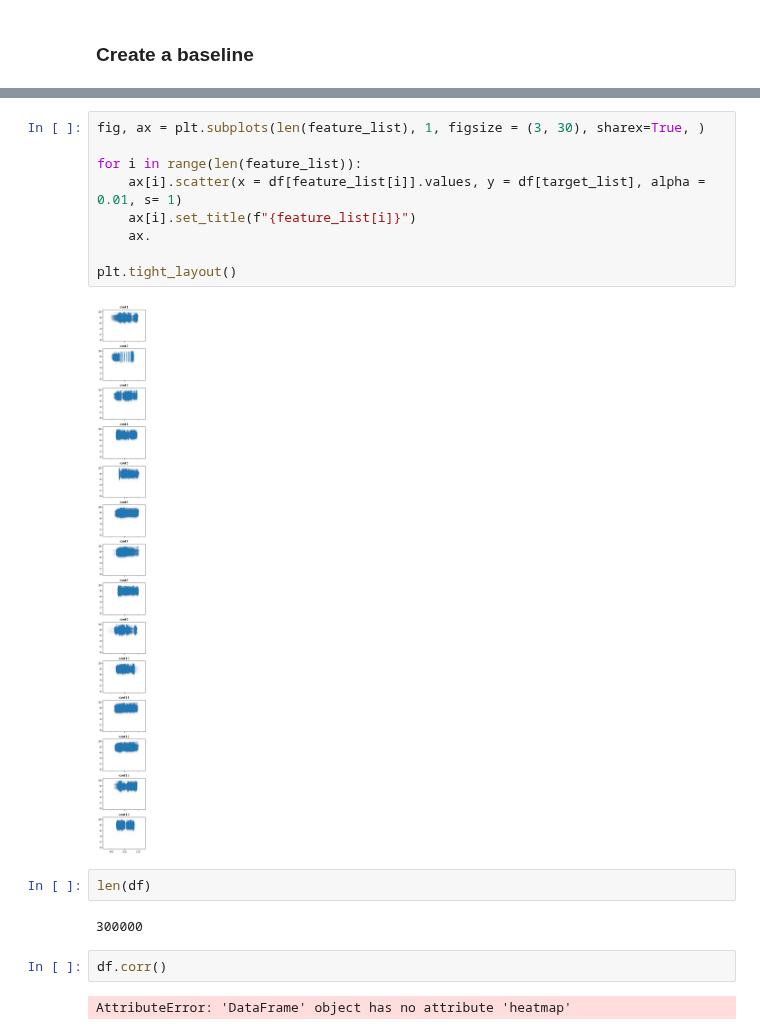
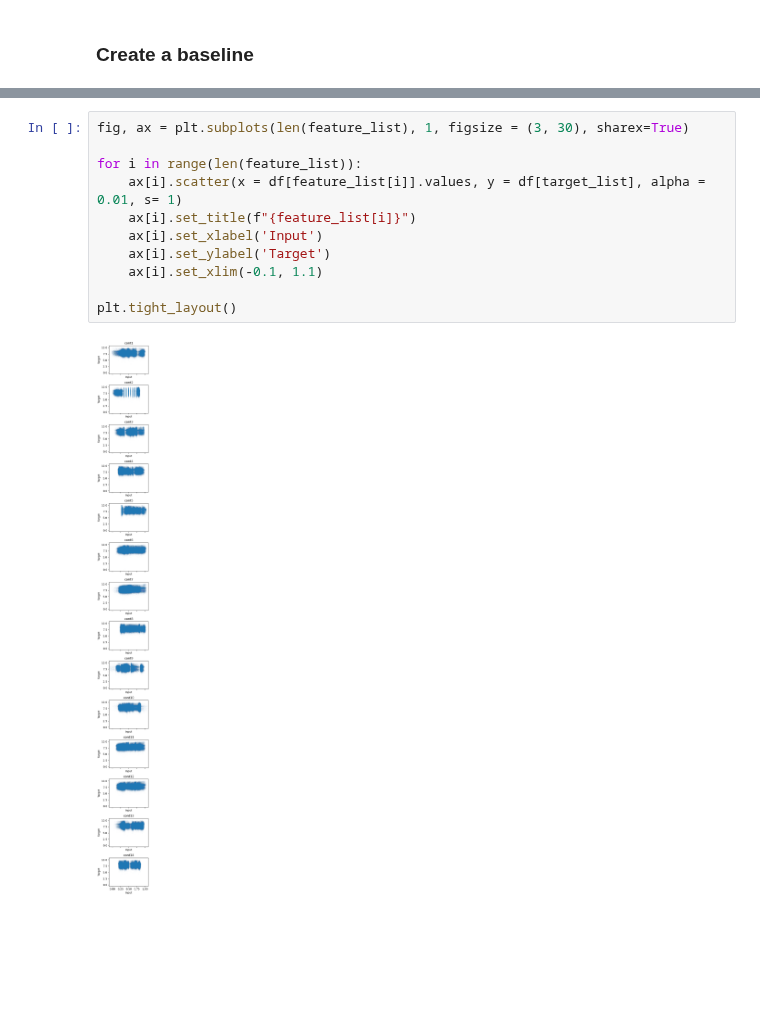
Before and after one commit to luukvanroessel/ML, a Jupyter notebook: practice/playground_series/jan_2021/analysis.ipynb, the cells around one changed output, grey strips where cells are left out. Saved outputs shown, nothing was run; the diff lists cells and outputs as text; blank space fills up the shorter version.

```diff
--- a/practice/playground_series/jan_2021/analysis.ipynb
+++ b/practice/playground_series/jan_2021/analysis.ipynb
@@ -67,19 +72,13 @@ Baseline r2-score: 0.019, which is a 0.019% reduction in residuals compared to t
 # %%
-fig, ax = plt.subplots(len(feature_list), 1, figsize = (3, 30), sharex=True, )
+fig, ax = plt.subplots(len(feature_list), 1, figsize = (3, 30), sharex=True)
 
 for i in range(len(feature_list)):
     ax[i].scatter(x = df[feature_list[i]].values, y = df[target_list], alpha = 0.01, s= 1)
     ax[i].set_title(f"{feature_list[i]}")
-    ax.
+    ax[i].set_xlabel('Input')
+    ax[i].set_ylabel('Target')
+    ax[i].set_xlim(-0.1, 1.1)
 
 plt.tight_layout()
 # %% [output]
-[figure, old version]
+[figure, new version]
-# %%
-len(df)
-# %% [output]
-300000
-# %%
-df.corr()
-# %% [output]
-AttributeError: 'DataFrame' object has no attribute 'heatmap'
```
Also changed, not shown: parts of 5 cells of this notebook.
